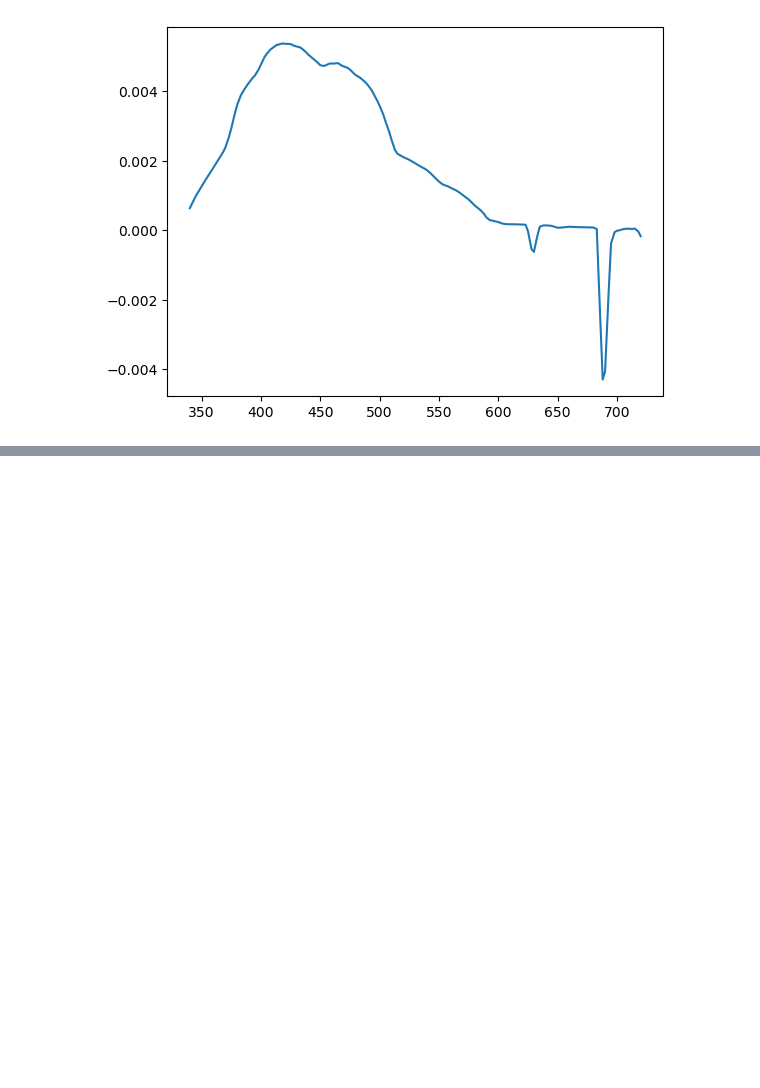
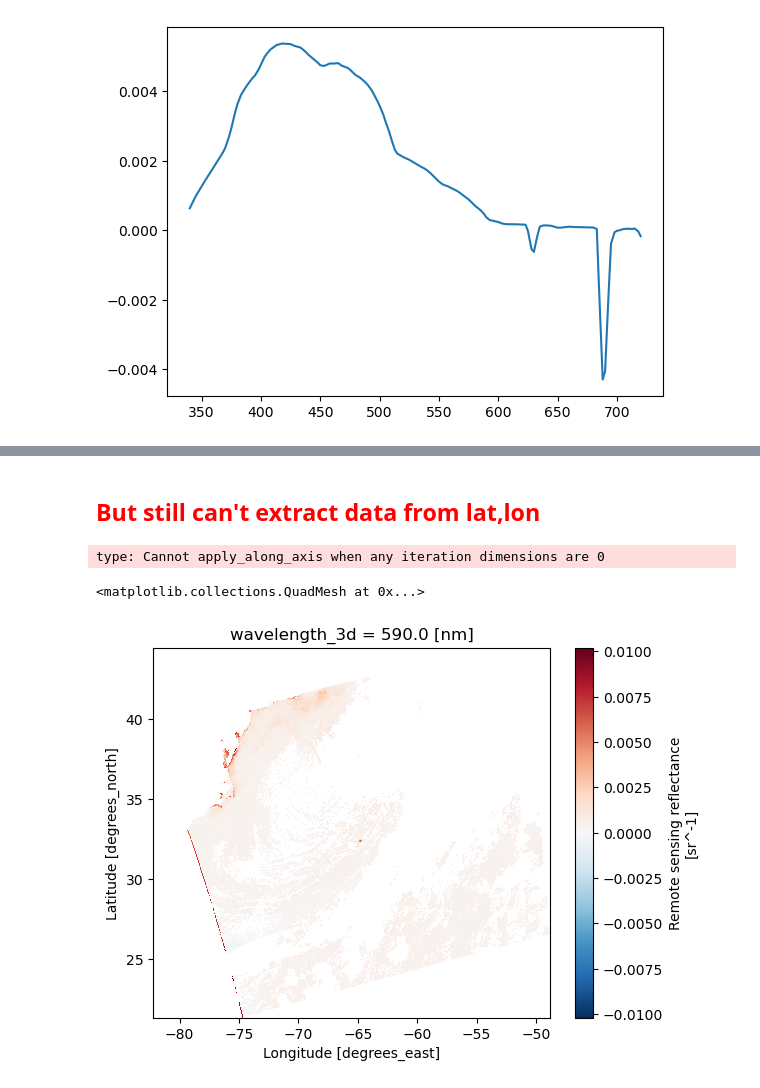
Before and after one commit to aewindle110/OCI_tutorials, a Jupyter notebook: Simulated_OCI_tutorial.ipynb, the cells around one changed output, grey strips where cells are left out. Drawn from its saved outputs; the diff is of its cells as text; code cells hidden in the pictures; blank space fills up the shorter version.

```diff
--- a/Simulated_OCI_tutorial.ipynb
+++ b/Simulated_OCI_tutorial.ipynb
@@ -260,4 +265,6 @@ Coordinates:
 # %%
-iop = nc.Dataset('/Users/awindled/Documents/Simulated_OCI_data/PACE_OCI_SIM.20220321T165218.L2.OC_IOP.V9.1.nc')
-iop
+import datatree
+
+dt = datatree.open_datatree("/Users/awindled/Documents/Simulated_OCI_data/PACE_OCI_SIM.20220321T165218.L2.OC_AOP.V9.1.nc")
+dt
 # %% [output]
@@ -306,0 +292,15 @@ iop['aph_555'].plot(cmap='viridis')
+# %%
+def fix_dimension_names(ds):
+    if 'pixel_control_points' in ds.dims:
+        ds = ds.swap_dims({'pixel_control_points': 'pixels_per_line'})
+    return ds
+
+dt_fixed = dt.map_over_subtree(fix_dimension_names)
+#print(dt_fixed)
+
+all_dsets = [subtree.ds for node, subtree in dt_fixed.items()]
+ds = xr.merge(all_dsets, combine_attrs="drop_conflicts")
+ds = ds.set_coords(['latitude', 'longitude'])
+
+ds = ds.drop_dims('number_of_reflective_bands')
+ds
@@ -306,0 +325,12 @@ iop['aph_555'].plot(cmap='viridis')
+# %% [markdown]
+## <font color='red'> But still can't extract data from lat,lon
+# %%
+rrs_xds_point = ds.where((ds.longitude==-75) & (ds.latitude==35), drop=True)
+rrs_xds_point
+# %% [output]
+type: Cannot apply_along_axis when any iteration dimensions are 0
+# %%
+ds.Rrs[:,:,100].plot(x='longitude', y='latitude')
+# %% [output]
+<matplotlib.collections.QuadMesh at 0x...>
+[figure, added]
```
Also changed, not shown: parts of 46 cells of this notebook.
